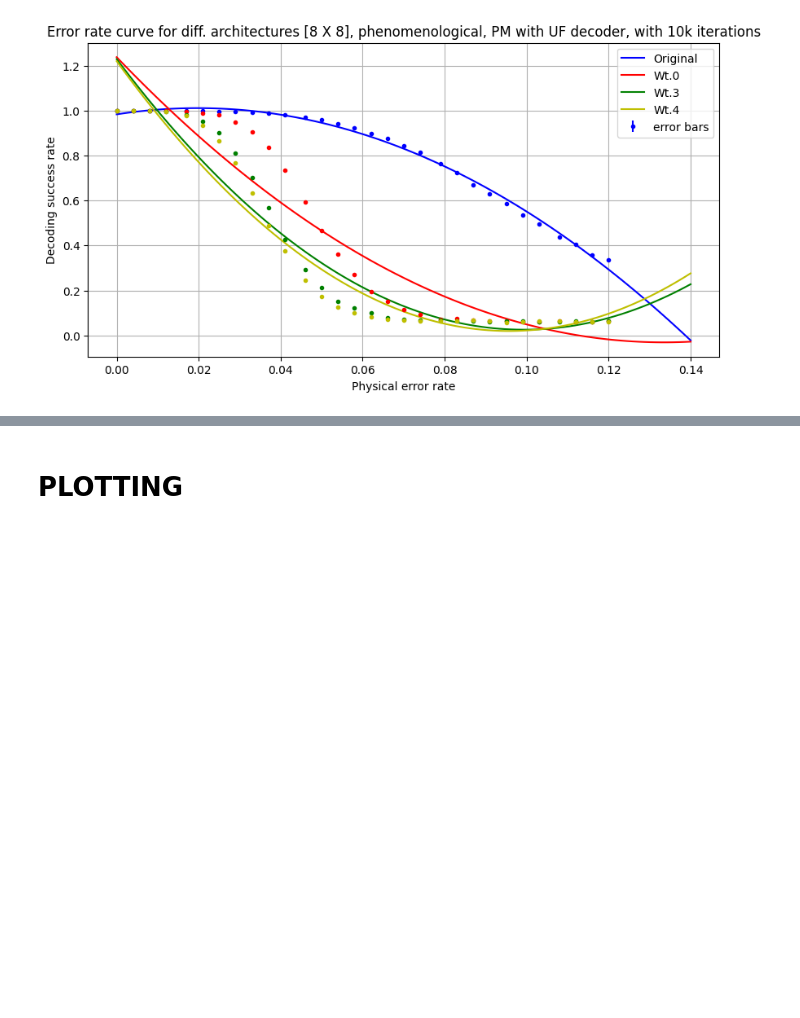
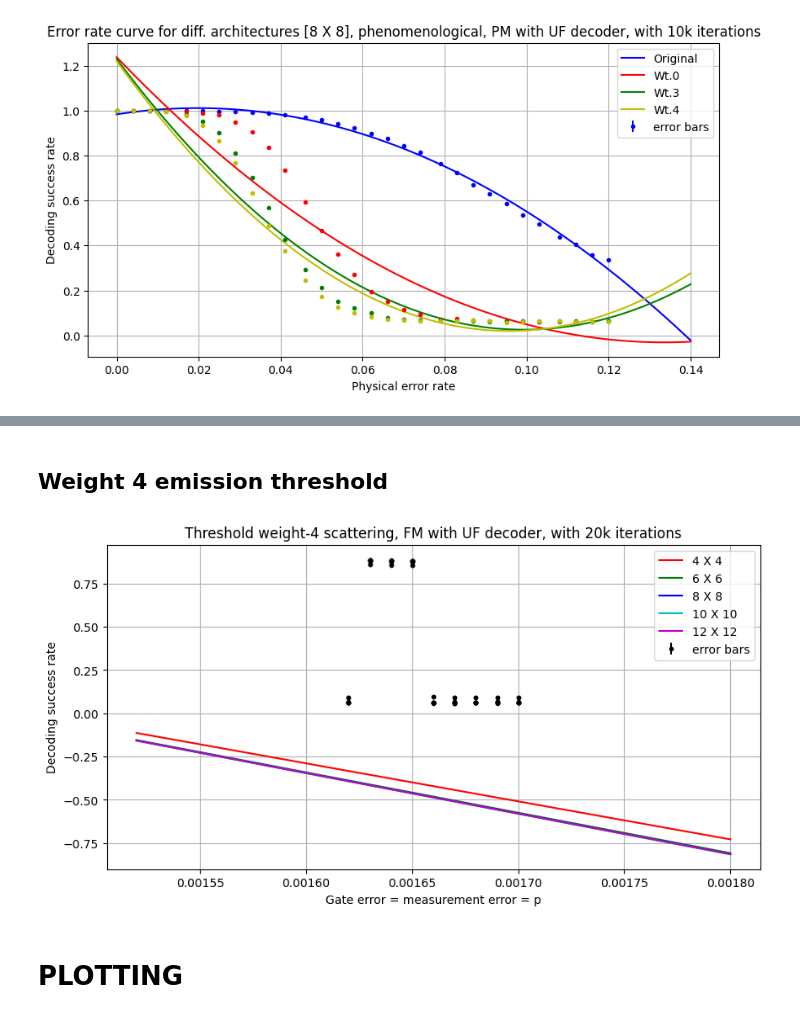
Before and after one commit to siddhantphy/qsurface, a Jupyter notebook: running/Conclusions.ipynb, the cells around one changed output, grey strips where cells are left out. Saved outputs shown, nothing was run; the diff lists cells and outputs as text; code cells hidden in the pictures; blank space fills up the shorter version.

```diff
--- a/running/Conclusions.ipynb
+++ b/running/Conclusions.ipynb
@@ -931,3 +994,64 @@ plt.show()
+# %% [markdown]
+## Weight 4 emission threshold
+# %%
+iterations = 20000
+
+data =
+
+rates = [rate[0] for rate in list(data["(4, 4)"].values())]
+
+l4 = [rate[1] for rate in list(data["(4, 4)"].values())]
+l6 = [rate[1] for rate in list(data["(6, 6)"].values())]
+l8 = [rate[1] for rate in list(data["(8, 8)"].values())]
+l10 = [rate[1] for rate in list(data["(10, 10)"].values())]
+l12 = [rate[1] for rate in list(data["(12, 12)"].values())]
+
+
+# Fitting function
+def fitting_function(x, a0, a1, a2, mu, pth):
+    return a0+a1*(x-pth)*(8**(1/mu))+a2*((x-pth)**2)*(8**(2/mu))
+
+# Error function
+def err(x):
+    return math.sqrt((x**2 * (1-x) + x * (1-x)**2 )/iterations)
+
+
+error= [[err(x) for x in l] for l in [l4, l6, l8,  l10, l12]]
+
+rng = np.random.default_rng()
+
+pop =[curve_fit(fitting_function, rates, code, maxfev=50000) for code in [l4, l6, l8, l10, l12]]
+
+
+fig = plt.figure(figsize=(10,5))
+fig.set_facecolor("w")
+ax1 = fig.add_subplot()
+ax1.set_title('Threshold weight-4 scattering, FM with UF decoder, with 20k iterations')
+ax1.set_ylabel('Decoding success rate')
+ax1.set_xlabel('Gate error = measurement error = p')
+plt.grid()
+
+
+plt.errorbar(rates,l4,yerr=error[0], fmt='k.')
+plt.errorbar(rates,l6,yerr=error[1], fmt='k.')
+plt.errorbar(rates,l8,yerr=error[2], fmt='k.')
+plt.errorbar(rates,l10,yerr=error[3], fmt='k.')
+plt.errorbar(rates,l12,yerr=error[4], fmt='k.')
+
+
+plt.plot(np.linspace(rates[0]-0.0001, rates[-1]+0.0001, 100),fitting_function(np.linspace(rates[0]+0.0001, rates[-1]+0.0001, 100),pop[0][0][0],pop[0][0][1],pop[0][0][2],pop[0][0][3],pop[0][0][4]),'r-', label='l4_fit')
+plt.plot(np.linspace(rates[0]-0.0001, rates[-1]+0.0001, 100),fitting_function(np.linspace(rates[0]+0.0001, rates[-1]+0.0001, 100),pop[1][0][0],pop[1][0][1],pop[1][0][2],pop[1][0][3],pop[1][0][4]),'g-', label='l6_fit')
+plt.plot(np.linspace(rates[0]-0.0001, rates[-1]+0.0001, 100),fitting_function(np.linspace(rates[0]+0.0001, rates[-1]+0.0001, 100),pop[2][0][0],pop[2][0][1],pop[2][0][2],pop[2][0][3],pop[2][0][4]),'b-', label='l8_fit')
+plt.plot(np.linspace(rates[0]-0.0001, rates[-1]+0.0001, 100),fitting_function(np.linspace(rates[0]+0.0001, rates[-1]+0.0001, 100),pop[3][0][0],pop[3][0][1],pop[3][0][2],pop[3][0][3],pop[3][0][4]),'c-', label='l10_fit')
+plt.plot(np.linspace(rates[0]-0.0001, rates[-1]+0.0001, 100),fitting_function(np.linspace(rates[0]+0.0001, rates[-1]+0.0001, 100),pop[4][0][0],pop[4][0][1],pop[4][0][2],pop[4][0][3],pop[4][0][4]),'m-', label='l12_fit')
+
+
+plt.legend(['4 X 4', '6 X 6', '8 X 8','10 X 10','12 X 12', 'error bars'])
+
+plt.savefig('Weight_4_scattering_threshold.pdf')
+plt.show()
+# %% [output]
+[figure, added]
 # %% [markdown]
 # PLOTTING
 # %% [markdown]
```
Also changed, not shown: parts of 3 cells of this notebook, 4 other files.
